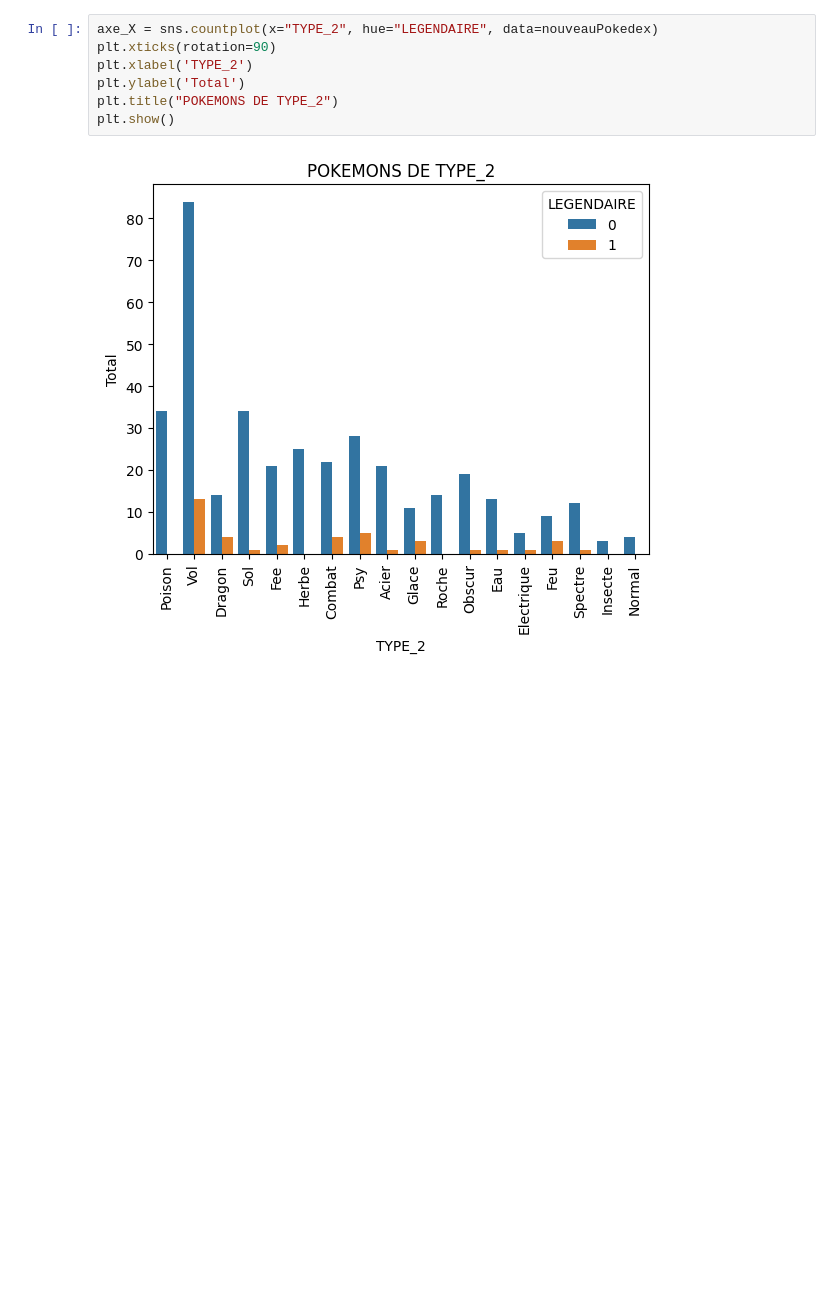
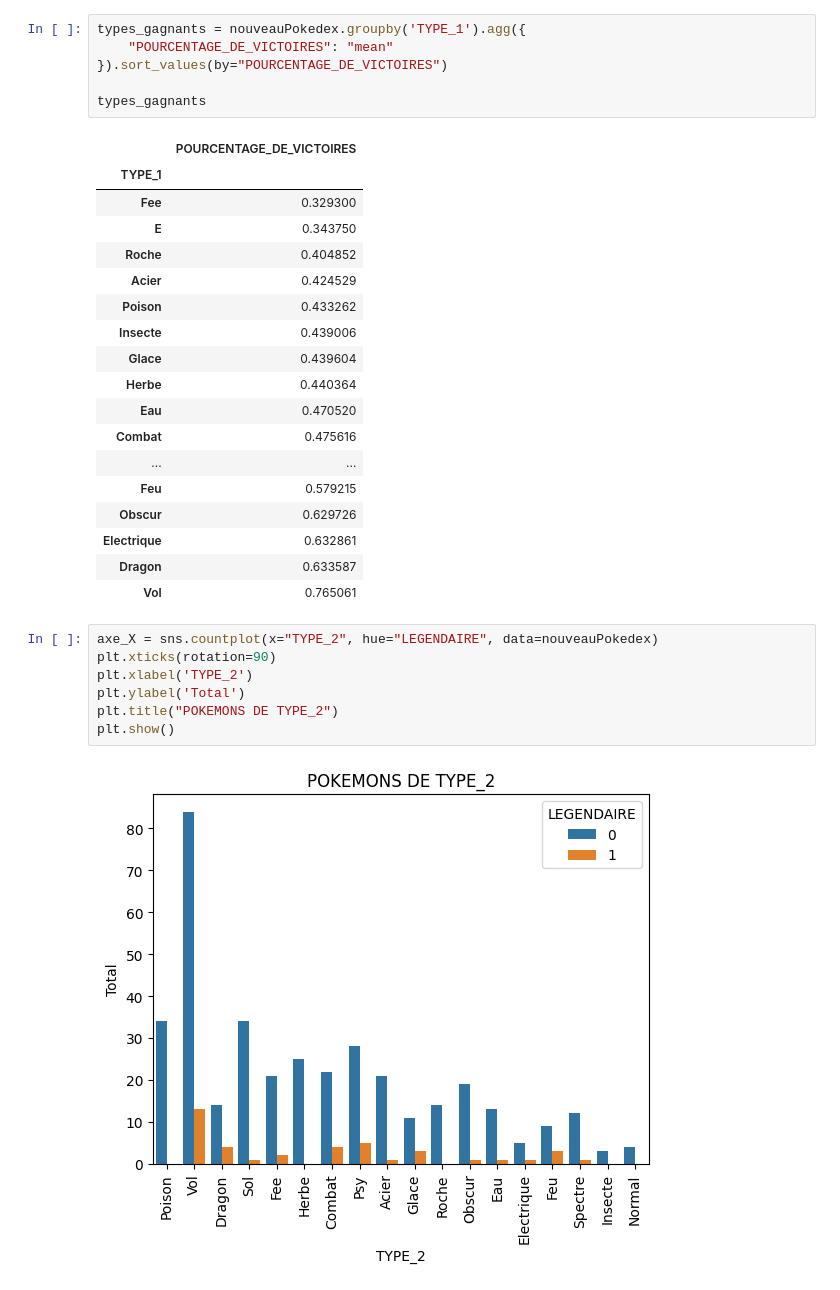
Before and after one commit to cegep-momo/atelier-ml-ToniEliamokhtar, a Jupyter notebook: apprentissage/partie1_2.ipynb, the cells around one changed output. Drawn from its saved outputs; the diff is of its cells as text; blank space fills up the shorter version.

Commit message:
Partie 2 : l'Analyse des types gagnats et perdants est faite et fonctionne bien.

```diff
--- a/apprentissage/partie1_2.ipynb
+++ b/apprentissage/partie1_2.ipynb
@@ -1,3 +1,28 @@
+# %%
+types_gagnants = nouveauPokedex.groupby('TYPE_1').agg({
+    "POURCENTAGE_DE_VICTOIRES": "mean"
+}).sort_values(by="POURCENTAGE_DE_VICTOIRES")
+
+types_gagnants
+# %% [output]
+|  | POURCENTAGE_DE_VICTOIRES |
+| TYPE_1 |  |
+| Fee | 0.329300 |
+| E | 0.343750 |
+| Roche | 0.404852 |
+| Acier | 0.424529 |
+| Poison | 0.433262 |
+| Insecte | 0.439006 |
+| Glace | 0.439604 |
+| Herbe | 0.440364 |
+| Eau | 0.470520 |
+| Combat | 0.475616 |
+| ... | ... |
+| Feu | 0.579215 |
+| Obscur | 0.629726 |
+| Electrique | 0.632861 |
+| Dragon | 0.633587 |
+| Vol | 0.765061 |
 # %%
 axe_X = sns.countplot(x="TYPE_2", hue="LEGENDAIRE", data=nouveauPokedex)
 plt.xticks(rotation=90)
```
